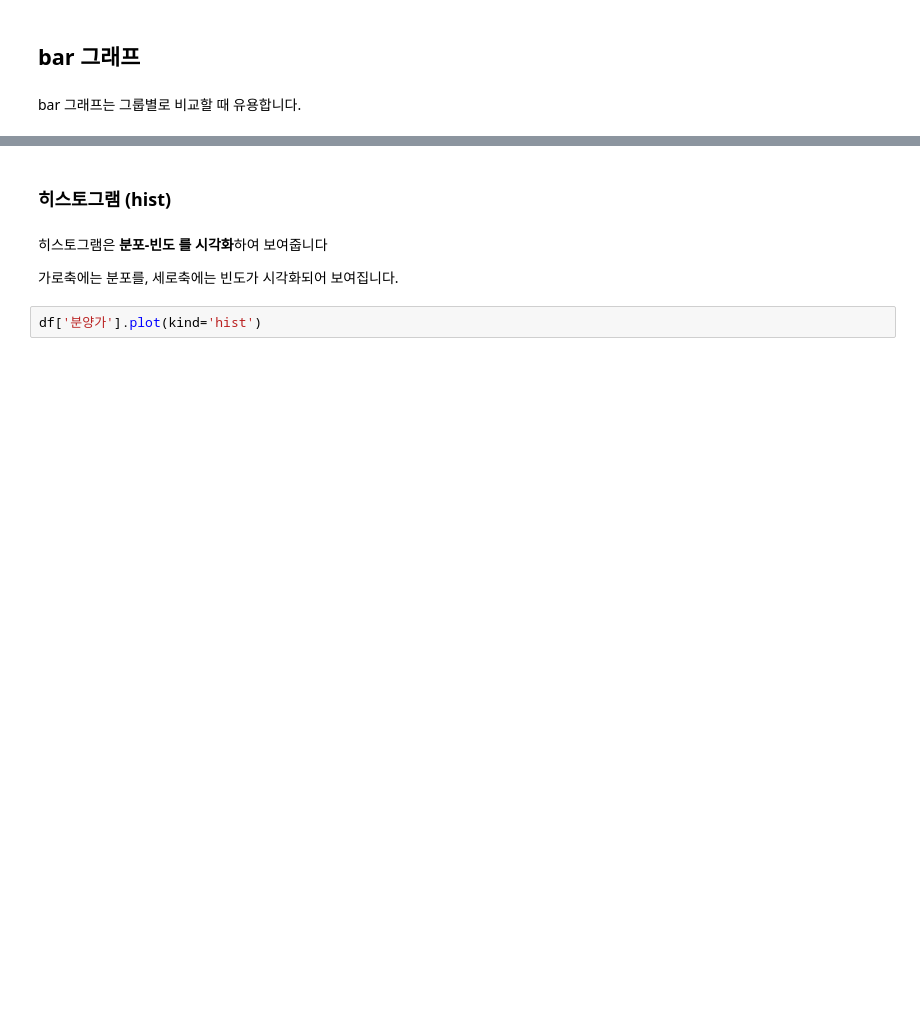
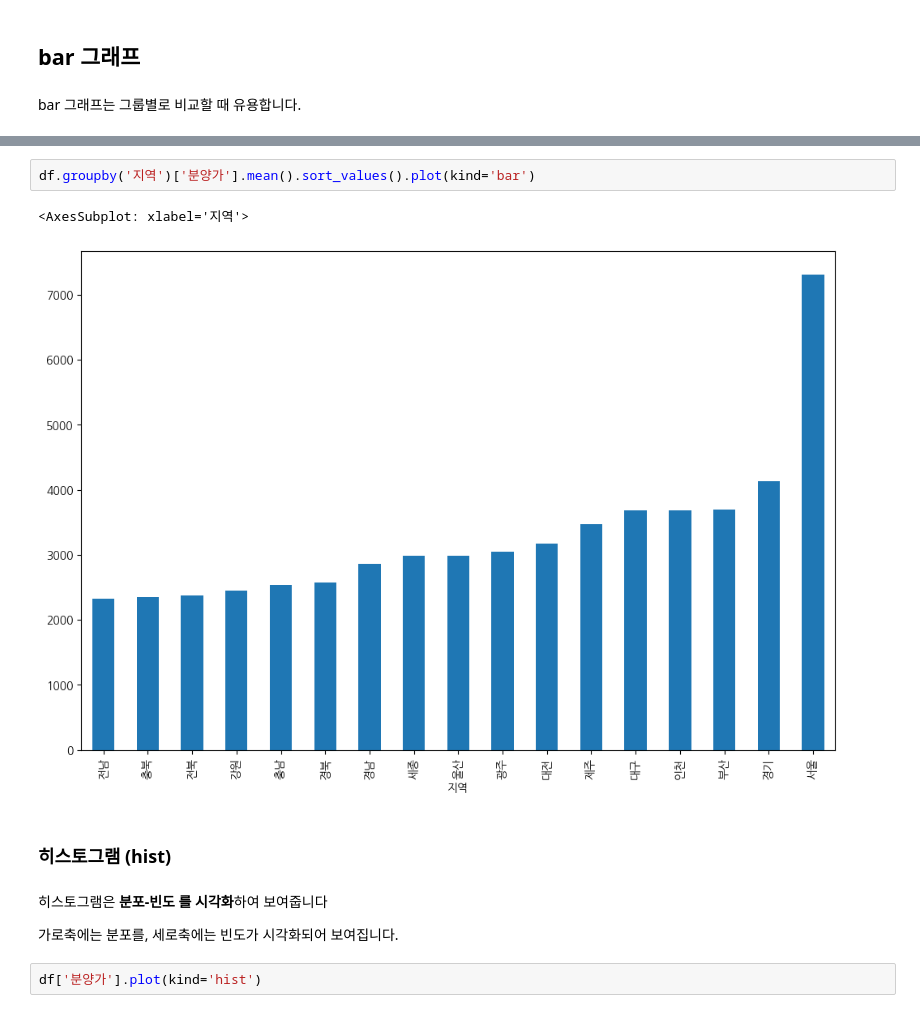
Before and after one commit to gogimandu1019/bigdata2023, a Jupyter notebook: 06-시각화/01-DataFrame-시각화-(실습).ipynb, the cells around one changed output, grey strips where cells are left out. Cells and saved outputs as stored; diff of their text form; blank space fills up the shorter version.

```diff
--- a/06-시각화/01-DataFrame-시각화-(실습).ipynb
+++ b/06-시각화/01-DataFrame-시각화-(실습).ipynb
@@ -76,3 +143,8 @@ df.groupby('지역')['분양가'].mean().plot(kind='barh')
+# %%
+df.groupby('지역')['분양가'].mean().sort_values().plot(kind='bar')
+# %% [output]
+<AxesSubplot: xlabel='지역'>
+[figure, added]
 # %% [markdown]
 ### 히스토그램 (hist)
 # %% [markdown]
```
Also changed, not shown: parts of 14 cells of this notebook.
